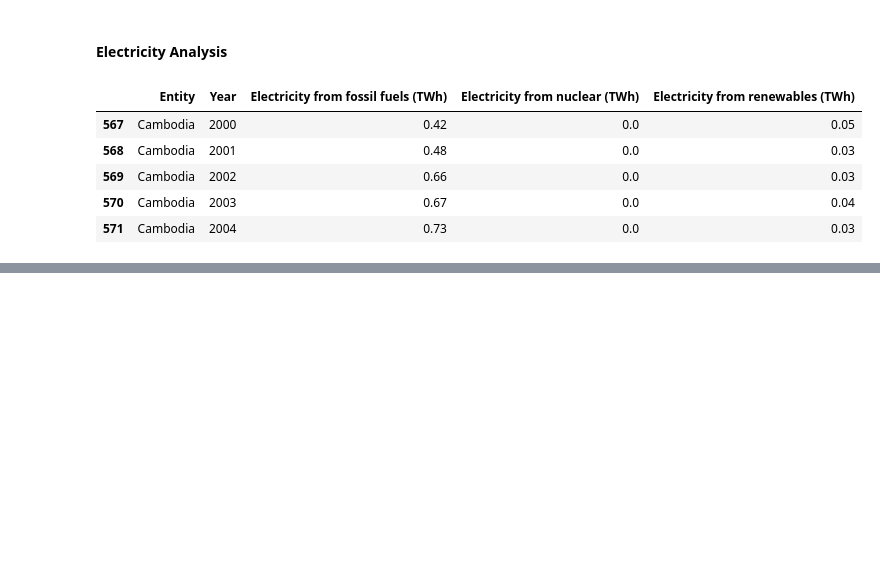
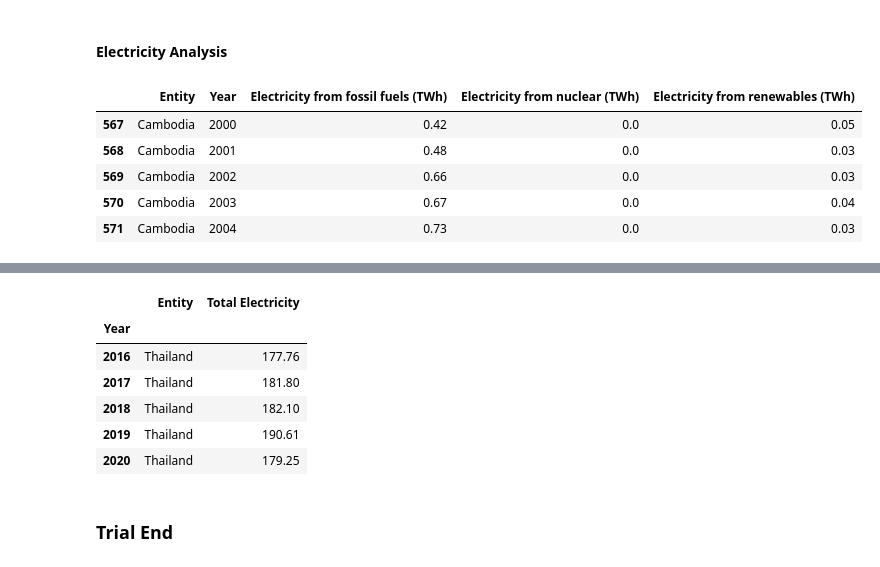
Before and after one commit to lurza/Sustainable_Energy_2020_2022, a Jupyter notebook: Sustainable_Energy1.ipynb, the cells around one changed output, grey strips where cells are left out. Drawn from its saved outputs; the diff is of its cells as text; code cells hidden in the pictures; blank space fills up the shorter version.

```diff
--- a/Sustainable_Energy1.ipynb
+++ b/Sustainable_Energy1.ipynb
@@ -287,0 +333,12 @@ electricity_sea_country
+# %%
+trial0 = electricity_sea_country[['Year','Entity','Total Electricity']]
+trial0 = trial0.set_index('Year')
+trial0.tail()
+# %% [output]
+|  | Entity | Total Electricity |
+| Year |  |  |
+| 2016 | Thailand | 177.76 |
+| 2017 | Thailand | 181.80 |
+| 2018 | Thailand | 182.10 |
+| 2019 | Thailand | 190.61 |
+| 2020 | Thailand | 179.25 |
@@ -287,0 +370,2 @@ electricity_sea_country
+# %% [markdown]
+### Trial End
```
Also changed, not shown: parts of 15 cells of this notebook.
